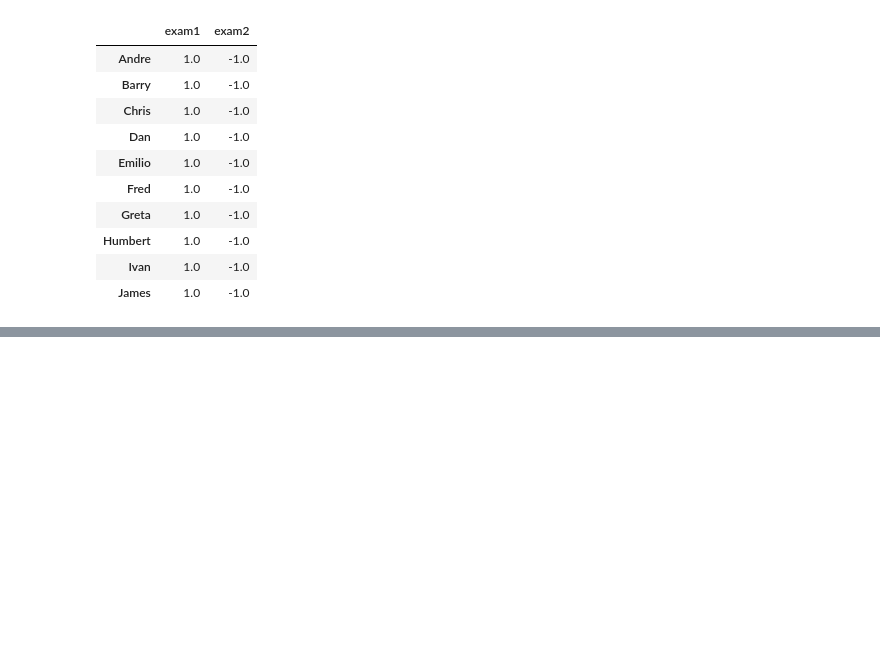
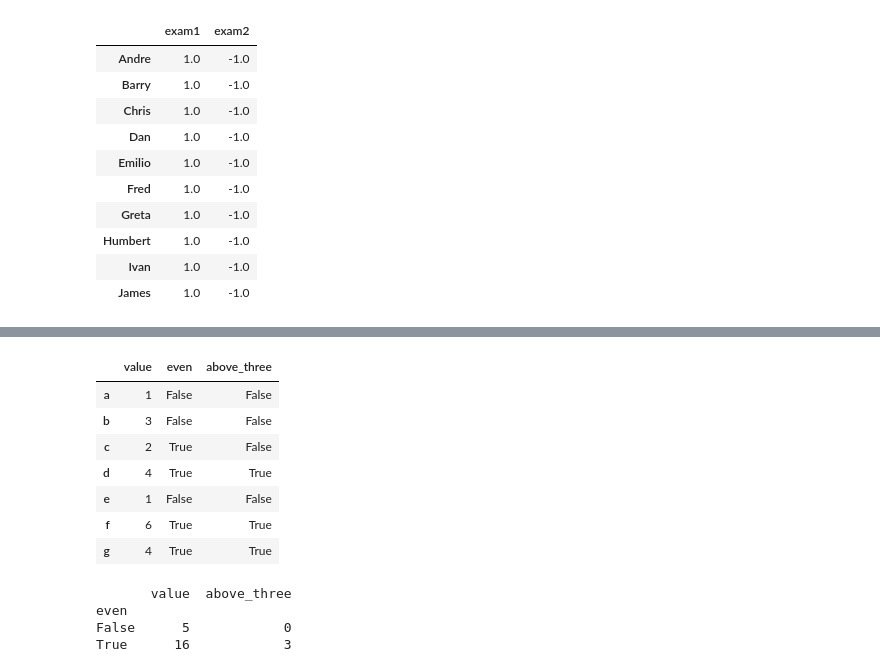
Before and after one commit to rafi007akhtar/intro-to-data-analysis, a Jupyter notebook: lesson-3/numpy-pandas-2d-practise.ipynb, the cells around one changed output, grey strips where cells are left out. Saved outputs shown, nothing was run; the diff lists cells and outputs as text; code cells hidden in the pictures; blank space fills up the shorter version.

```diff
--- a/lesson-3/numpy-pandas-2d-practise.ipynb
+++ b/lesson-3/numpy-pandas-2d-practise.ipynb
@@ -941,0 +1012,21 @@ standardize_rows(grades_df)
+# %%
+example_df
+# %% [output]
+|  | value | even | above_three |
+| a | 1 | False | False |
+| b | 3 | False | False |
+| c | 2 | True | False |
+| d | 4 | True | True |
+| e | 1 | False | False |
+| f | 6 | True | True |
+| g | 4 | True | True |
+# %%
+# Get sum of each group
+if True:
+    grouped_data = example_df.groupby('even')
+    print (grouped_data.sum())
+# %% [output]
+       value  above_three
+even
+False      5            0
+True      16            3
```
Also changed, not shown: parts of 14 cells of this notebook.
